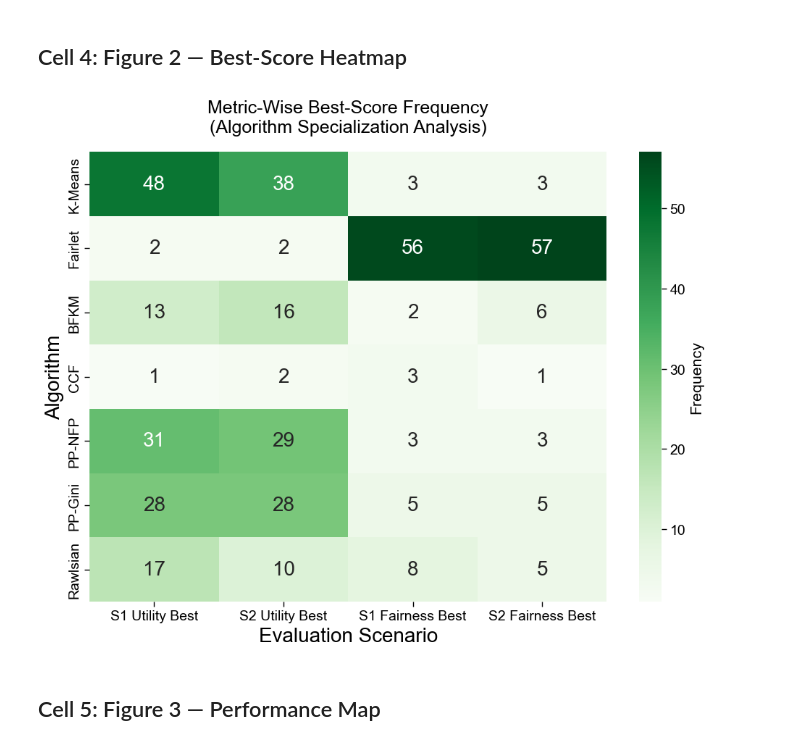
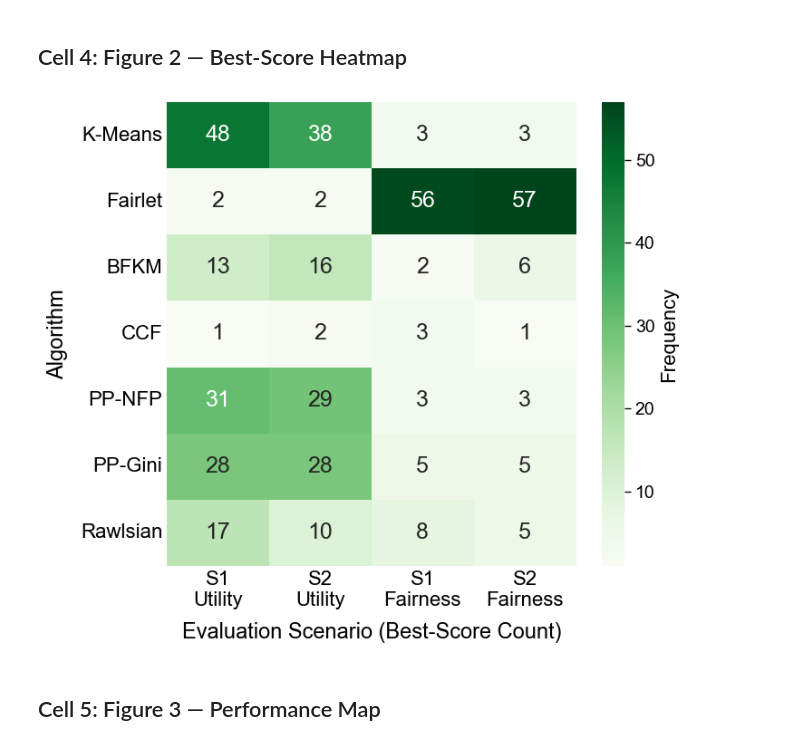
Before and after one commit to SkyeZheng0515/Fairness-Utility-Trade-offs-in-K-Means-Clustering, a Jupyter notebook: notebooks/Results_Visualization.ipynb, the cells around one changed output. Cells and saved outputs as stored; diff of their text form; code cells hidden in the pictures.

Commit message:
update image

```diff
--- a/notebooks/Results_Visualization.ipynb
+++ b/notebooks/Results_Visualization.ipynb
@@ -300,34 +300,38 @@ Rawlsian           42           39
 ## Cell 4: Figure 2 — Best-Score Heatmap
 # %%
 algorithms = METHODS
-columns    = ['S1 Utility Best', 'S2 Utility Best', 'S1 Fairness Best', 'S2 Fairness Best']
+columns    = ['S1\nUtility', 'S2\nUtility', 'S1\nFairness', 'S2\nFairness']
 scores = np.array([
     [bs_s1u[m], bs_s2u[m], bs_s1f[m], bs_s2f[m]]
     for m in algorithms
 ])
 
-plt.figure(figsize=(10, 8))
-sns.set_context("paper", font_scale=1.6)
+plt.figure(figsize=(7, 6))
+sns.set_context("paper", font_scale=0)
 
 ax = sns.heatmap(scores,
                  annot=True,
                  fmt="d",
-                 annot_kws={"size": 20},
+                 annot_kws={"size": 18},
                  cmap="Greens",
                  xticklabels=columns,
                  yticklabels=algorithms,
-                 # linewidths=0.5,
                  cbar_kws={'label': 'Frequency'})
 
-ax.tick_params(axis='both', which='major', labelsize=14)
-plt.title('Metric-Wise Best-Score Frequency\n(Algorithm Specialization Analysis)',
-          fontsize=18, pad=20)
-plt.xlabel('Evaluation Scenario', fontsize=20)
-plt.ylabel('Algorithm', fontsize=20)
+ax.tick_params(axis='both', which='major', labelsize=16, length=0)
+plt.xticks(rotation=0)
+plt.yticks(rotation=0)
+
+cbar = ax.collections[0].colorbar
+cbar.ax.tick_params(labelsize=14)
+cbar.set_label('Frequency', fontsize=16)
+
+plt.xlabel('Evaluation Scenario (Best-Score Count)', fontsize=17, labelpad=10)
+plt.ylabel('Algorithm', fontsize=17, labelpad=10)
 plt.tight_layout()
-plt.savefig('Table6_Green_Heatmap.png', dpi=880, bbox_inches='tight')
+plt.savefig('Table6_Green_Heatmap.png', dpi=450, bbox_inches='tight')
 # %% [output]
-[figure, old version]
+[figure, new version]
 # %% [markdown]
 ## Cell 5: Figure 3 — Performance Map
 # %%
```
Also changed, not shown: parts of 3 cells of this notebook, 17 other files.
